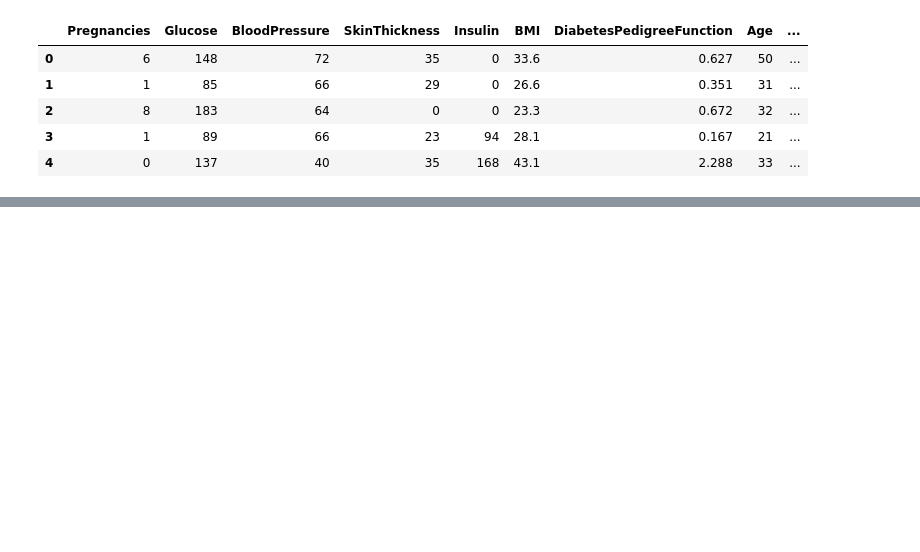
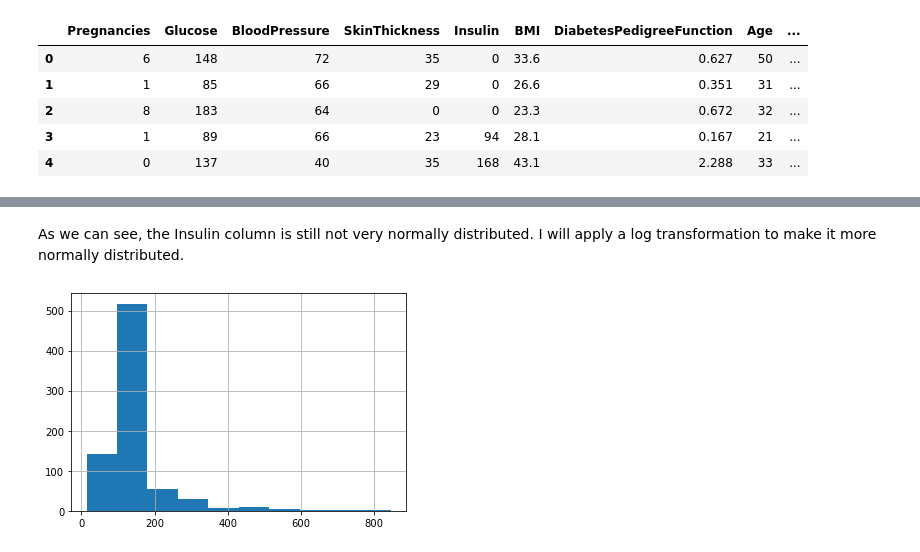
Before and after one commit to SaiVarad1/Healthcare_Capstone, a Jupyter notebook: Diabetes_Analysis.ipynb, the cells around one changed output, grey strips where cells are left out. Cells and saved outputs as stored; diff of their text form; code cells hidden in the pictures; blank space fills up the shorter version.

```diff
--- a/Diabetes_Analysis.ipynb
+++ b/Diabetes_Analysis.ipynb
@@ -15,0 +149,8 @@ diabetes.head()
+# %% [markdown]
+As we can see, the Insulin column is still not very normally distributed. I will apply a log transformation to make it
+more normally distributed.
+# %%
+df_diabetes["Insulin"].hist()
+plt.show()
+# %% [output]
+[figure, added]
```
Also changed, not shown: parts of 18 cells of this notebook.
